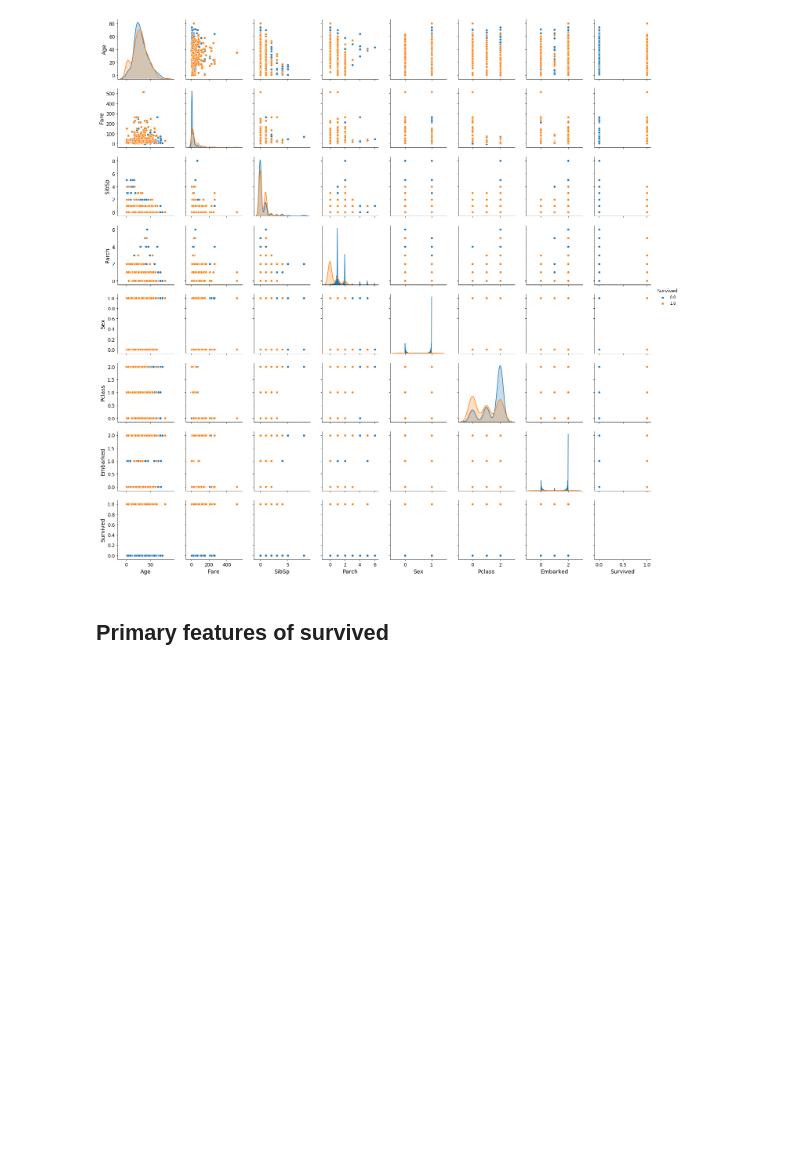
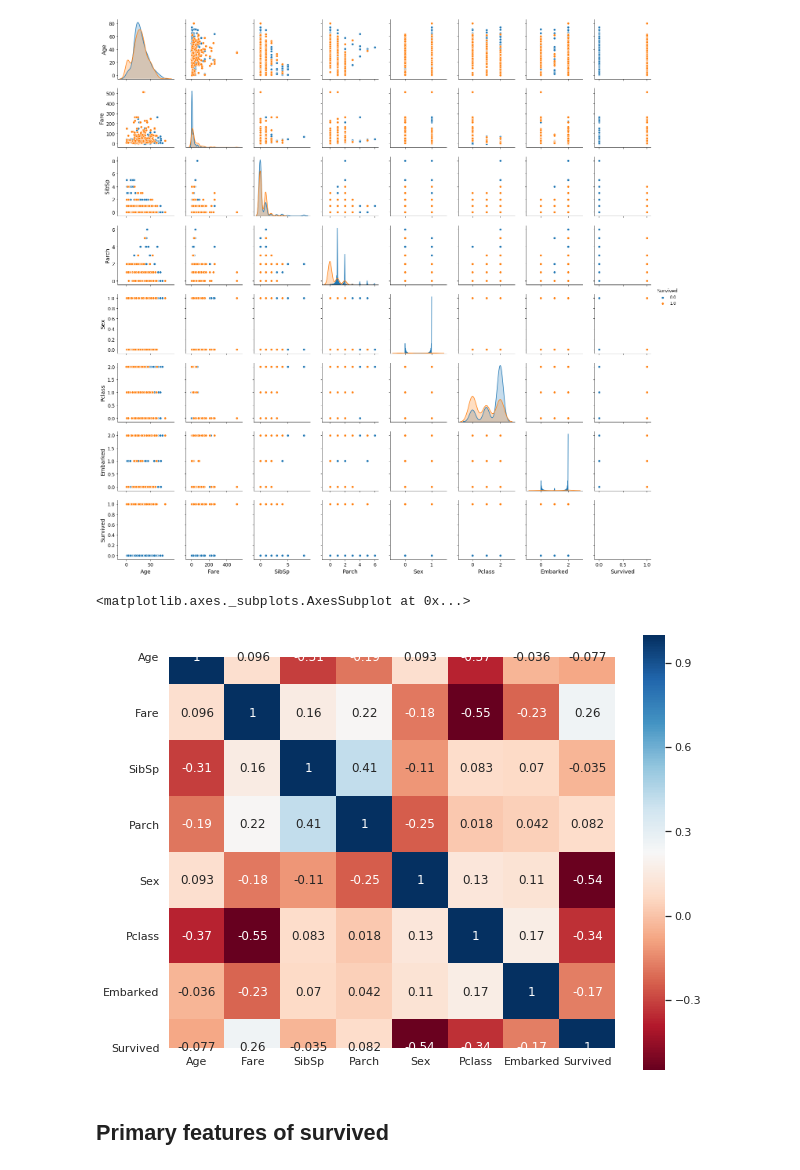
Before and after one commit to oonisim/Jupyter-Notebok, a Jupyter notebook: kaggle_titanic_pca_random_forest.ipynb, the cells around one changed output. Drawn from its saved outputs; the diff is of its cells as text; code cells hidden in the pictures; blank space fills up the shorter version.

```diff
--- a/kaggle_titanic_pca_random_forest.ipynb
+++ b/kaggle_titanic_pca_random_forest.ipynb
@@ -299,6 +299,12 @@ sns.pairplot(data=X_inspect, hue="Survived")
 # %% [output]
 <seaborn.axisgrid.PairGrid at 0x...>
 [figure]
+# %%
+sns.set(rc={'figure.figsize':(10, 8)})
+sns.heatmap(X_inspect.corr(method="pearson"), square=True, cmap=plt.cm.RdBu, linecolor='white', annot=True)
+# %% [output]
+<matplotlib.axes._subplots.AxesSubplot at 0x...>
+[figure, added]
 # %% [markdown]
 ## Primary features of survived
 # %%
```
Also changed, not shown: parts of 5 cells of this notebook, 3 other files.
